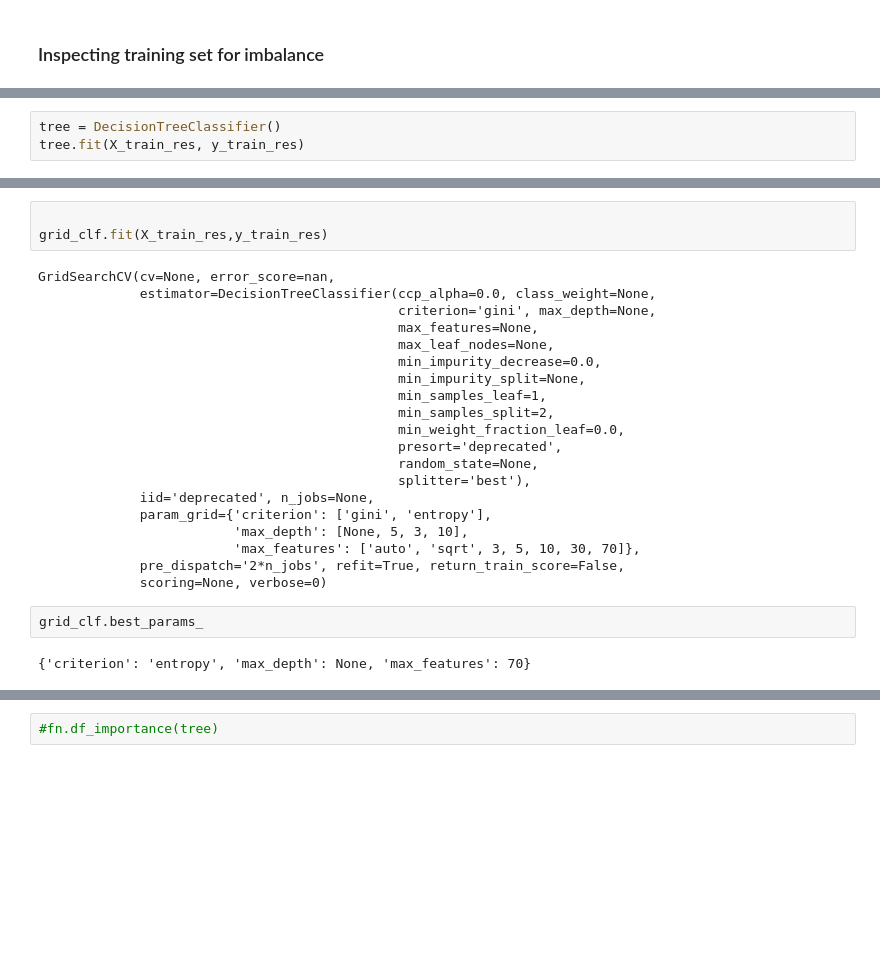
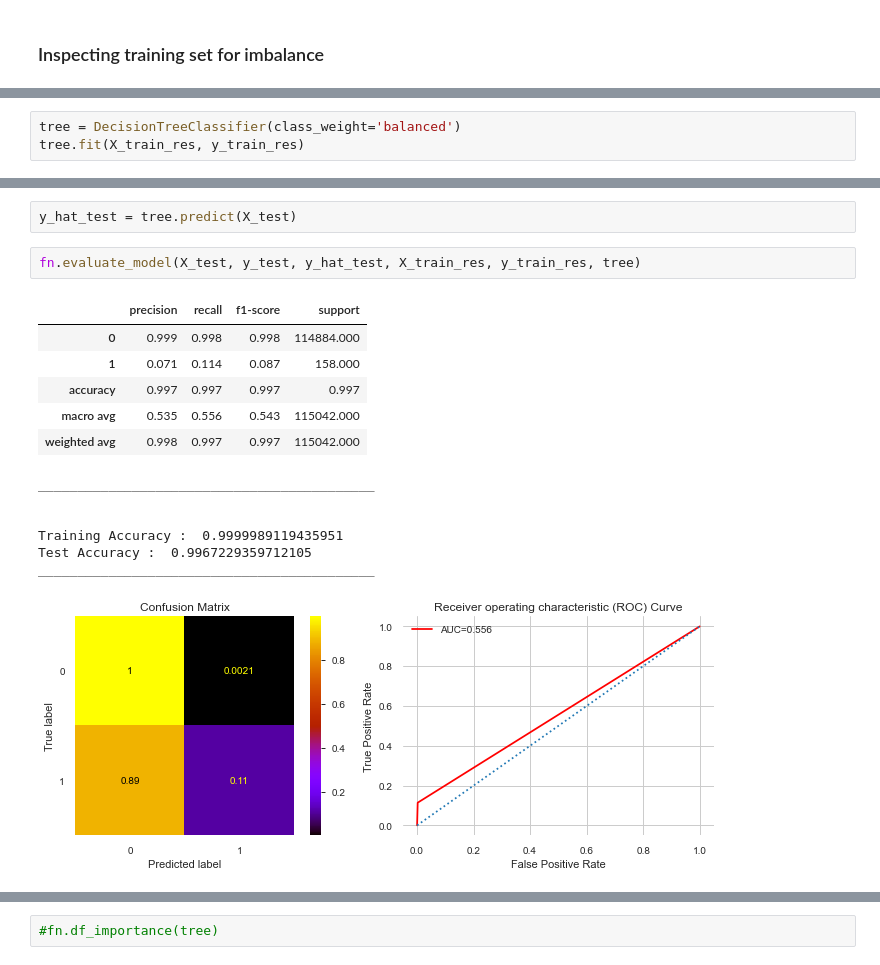
Before and after one commit to andiosika/Binomial-Classification-Ranom-Forest-hyper-imbalance, a Jupyter notebook: student.ipynb, the cells around one changed output, grey strips where cells are left out. Cells and saved outputs as stored; diff of their text form; blank space fills up the shorter version.

```diff
--- a/student.ipynb
+++ b/student.ipynb
@@ -846,4 +926,4 @@ from sklearn.tree import DecisionTreeClassifier
 # %%
-tree = DecisionTreeClassifier()
+tree = DecisionTreeClassifier(class_weight='balanced')
 tree.fit(X_train_res, y_train_res)
 # %% [output]
@@ -905,27 +936,18 @@ timer.stop()
-# %%
-
-grid_clf.fit(X_train_res,y_train_res)
-# %% [output]
-GridSearchCV(cv=None, error_score=nan,
-             estimator=DecisionTreeClassifier(ccp_alpha=0.0, class_weight=None,
-                                              criterion='gini', max_depth=None,
-                                              max_features=None,
-                                              max_leaf_nodes=None,
-                                              min_impurity_decrease=0.0,
-                                              min_impurity_split=None,
-                                              min_samples_leaf=1,
-                                              min_samples_split=2,
-                                              min_weight_fraction_leaf=0.0,
-                                              presort='deprecated',
-                                              random_state=None,
-                                              splitter='best'),
-             iid='deprecated', n_jobs=None,
-             param_grid={'criterion': ['gini', 'entropy'],
-                         'max_depth': [None, 5, 3, 10],
-                         'max_features': ['auto', 'sqrt', 3, 5, 10, 30, 70]},
-             pre_dispatch='2*n_jobs', refit=True, return_train_score=False,
-             scoring=None, verbose=0)
-# %%
-grid_clf.best_params_
-# %% [output]
-{'criterion': 'entropy', 'max_depth': None, 'max_features': 70}
+# %%
+y_hat_test = tree.predict(X_test)
+# %%
+fn.evaluate_model(X_test, y_test, y_hat_test, X_train_res, y_train_res, tree)
+# %% [output]
+|  | precision | recall | f1-score | support |
+| 0 | 0.999 | 0.998 | 0.998 | 114884.000 |
+| 1 | 0.071 | 0.114 | 0.087 | 158.000 |
+| accuracy | 0.997 | 0.997 | 0.997 | 0.997 |
+| macro avg | 0.535 | 0.556 | 0.543 | 115042.000 |
+| weighted avg | 0.998 | 0.997 | 0.997 | 115042.000 |
+___________________________________________
+
+
+Training Accuracy :  0.9999989119435951
+Test Accuracy :  0.9967229359712105
+___________________________________________
+[figure, added]
```
Also changed, not shown: parts of 85 cells of this notebook, 3 other files.
